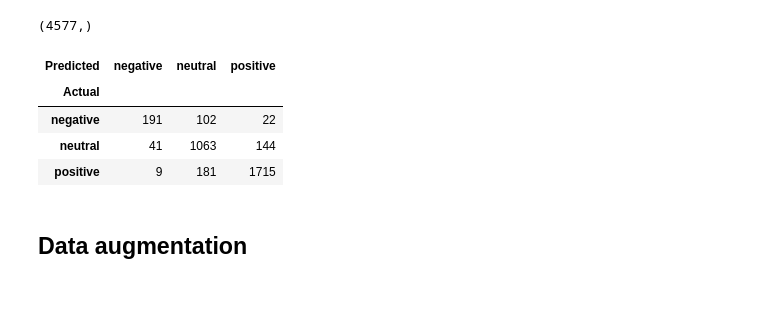
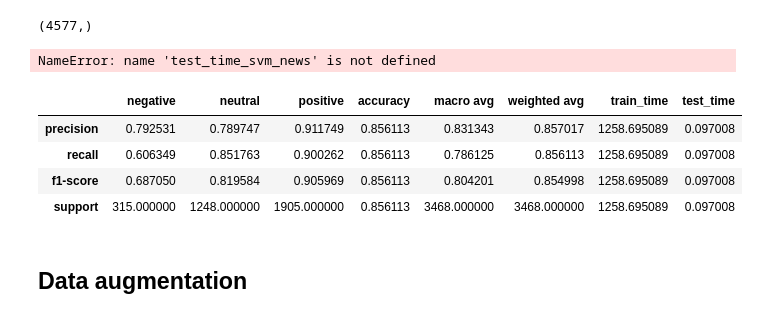
Before and after one commit to r-gg/ml-37, a Jupyter notebook: Exercise 3/shallow_models.ipynb, the cells around one changed output. Cells and saved outputs as stored; diff of their text form; code cells hidden in the pictures.

```diff
--- a/Exercise 3/shallow_models.ipynb
+++ b/Exercise 3/shallow_models.ipynb
@@ -463,7 +470,7 @@ else:
 start = time.time()
 y_preds_svm_news = best_model_svm_news.predict(X_test_news_tr)
 end = time.time()
-test_time_svm_new = end-start
+test_time_svm_news = end-start
 
 balanced_acc_svm_news = balanced_accuracy_score(y_test_news, y_preds_svm_news)
 # %%
@@ -480,14 +487,34 @@ y_valid_reviews.shape
 (4577,)
 # %%
 conf_mat_nn_reviews = pd.crosstab(y_test_reviews, y_preds_nn_reviews, rownames=['Actual'], colnames=['Predicted'])
-# %%
-def get_recalls_and_precisions(conf_max):
-# %% [output]
-| Predicted | negative | neutral | positive |
-| Actual |  |  |  |
-| negative | 191 | 102 | 22 |
-| neutral | 41 | 1063 | 144 |
-| positive | 9 | 181 | 1715 |
+# %%
+nn_reviews_results = classification_report(y_test_reviews, y_preds_nn_reviews,output_dict=True)
+nn_news_results = classification_report(y_test_news, y_preds_nn_news,output_dict=True)
+svm_reviews_results = classification_report(y_test_reviews, y_preds_svm_reviews,output_dict=True)
+svm_news_results = classification_report(y_test_news, y_preds_svm_news,output_dict=True)
+# %%
+nn_reviews_results['train_time'] = train_time_nn_reviews
+nn_news_results['train_time'] = train_time_nn_news
+svm_reviews_results['train_time'] = train_time_svm_reviews
+svm_news_results['train_time'] = train_time_svm_news
+
+nn_reviews_results['test_time'] = test_time_nn_reviews
+nn_news_results['test_time'] = test_time_nn_news
+svm_reviews_results['test_time'] = test_time_svm_reviews
+svm_news_results['test_time'] = test_time_svm_news
+# %% [output]
+NameError: name 'test_time_svm_news' is not defined
+# %%
+nn_reviews_results_df = pd.DataFrame.from_dict(nn_reviews_results)
+nn_news_results_df = pd.DataFrame.from_dict(nn_news_results)
+svm_reviews_results_df = pd.DataFrame.from_dict(svm_reviews_results)
+svm_news_results_df = pd.DataFrame.from_dict(svm_news_results)
+# %% [output]
+|  | negative | neutral | positive | accuracy | macro avg | weighted avg | train_time | test_time |
+| precision | 0.792531 | 0.789747 | 0.911749 | 0.856113 | 0.831343 | 0.857017 | 1258.695089 | 0.097008 |
+| recall | 0.606349 | 0.851763 | 0.900262 | 0.856113 | 0.786125 | 0.856113 | 1258.695089 | 0.097008 |
+| f1-score | 0.687050 | 0.819584 | 0.905969 | 0.856113 | 0.804201 | 0.854998 | 1258.695089 | 0.097008 |
+| support | 315.000000 | 1248.000000 | 1905.000000 | 0.856113 | 3468.000000 | 3468.000000 | 1258.695089 | 0.097008 |
 # %% [markdown]
 ## Data augmentation
 # %% [markdown]
```
Also changed, not shown: parts of 7 cells of this notebook, 1 other file.
